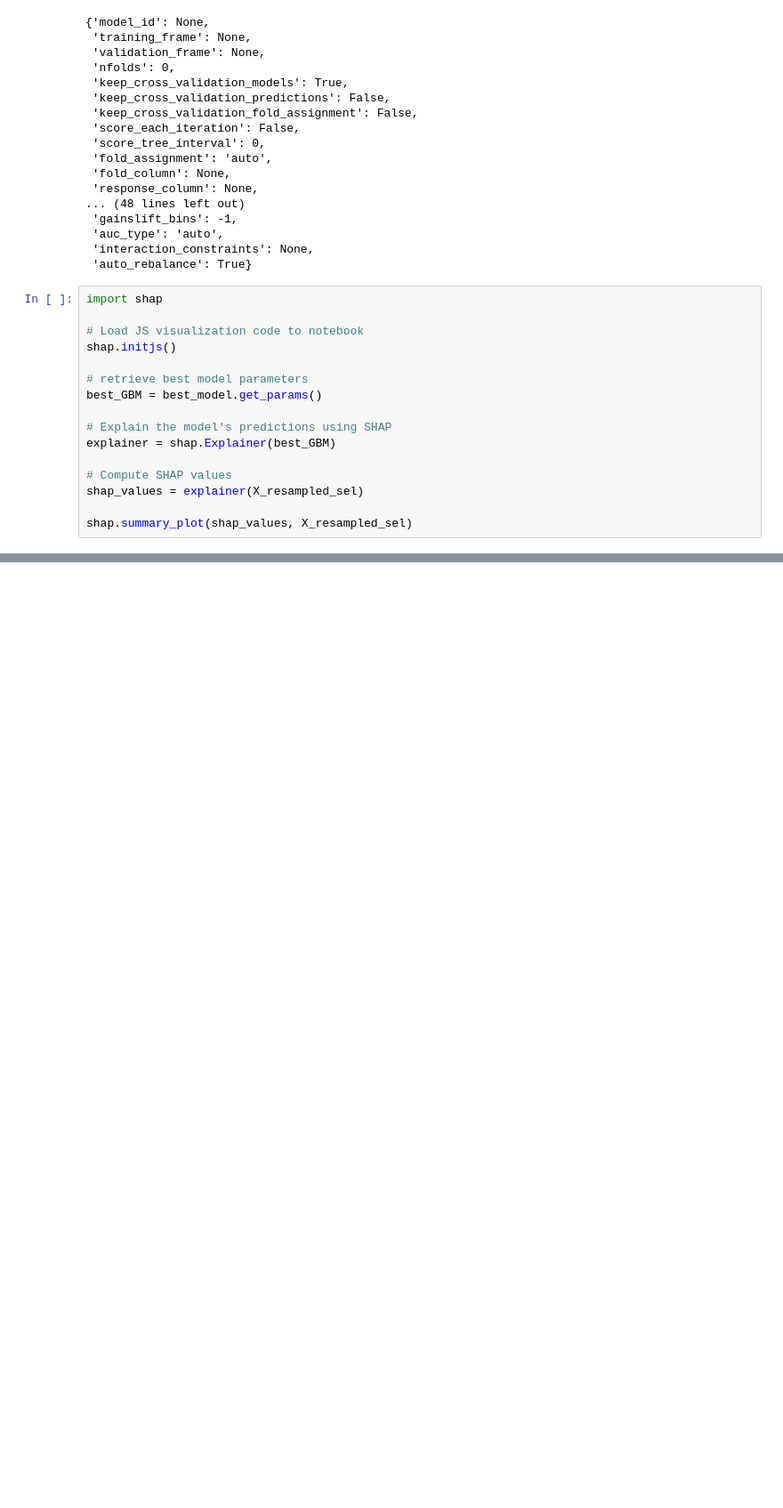
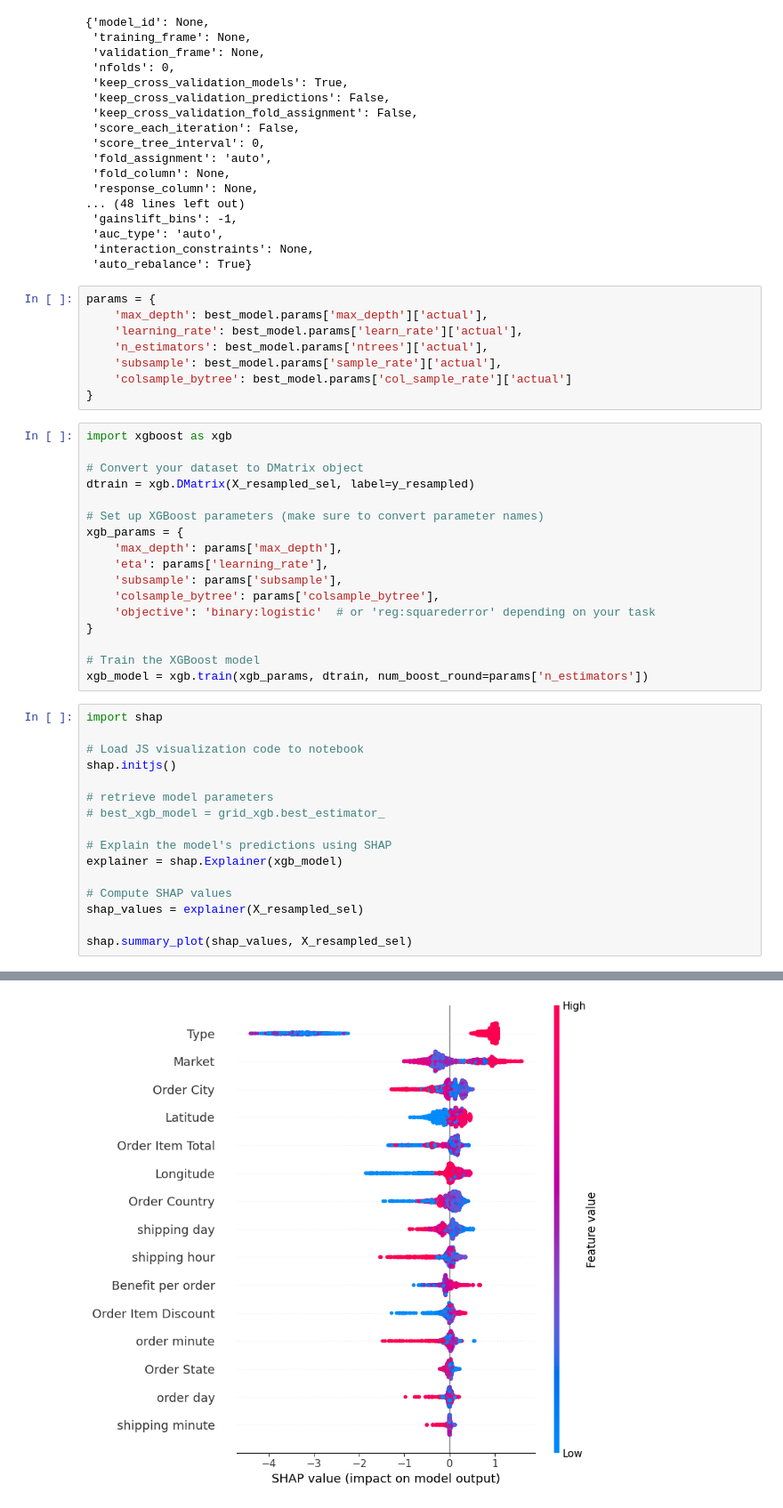
Before and after one commit to McGill-MMA-EnterpriseAnalytics/DataCo_Supply_Chain, a Jupyter notebook: models/Order_Fraud_Detection_Update.ipynb, the cells around one changed output, grey strips where cells are left out. Shown at 89% size. Saved outputs shown, nothing was run; the diff lists cells and outputs as text; blank space fills up the shorter version.

Commit message:
SHAP using best model

```diff
--- a/models/Order_Fraud_Detection_Update.ipynb
+++ b/models/Order_Fraud_Detection_Update.ipynb
@@ -415,17 +397,42 @@ best_model.get_params()
  'auc_type': 'auto',
  'interaction_constraints': None,
  'auto_rebalance': True}
+# %%
+params = {
+    'max_depth': best_model.params['max_depth']['actual'],
+    'learning_rate': best_model.params['learn_rate']['actual'],
+    'n_estimators': best_model.params['ntrees']['actual'],
+    'subsample': best_model.params['sample_rate']['actual'],
+    'colsample_bytree': best_model.params['col_sample_rate']['actual']
+}
+# %%
+import xgboost as xgb
+
+# Convert your dataset to DMatrix object
+dtrain = xgb.DMatrix(X_resampled_sel, label=y_resampled)
+
+# Set up XGBoost parameters (make sure to convert parameter names)
+xgb_params = {
+    'max_depth': params['max_depth'],
+    'eta': params['learning_rate'],
+    'subsample': params['subsample'],
+    'colsample_bytree': params['colsample_bytree'],
+    'objective': 'binary:logistic'  # or 'reg:squarederror' depending on your task
+}
+
+# Train the XGBoost model
+xgb_model = xgb.train(xgb_params, dtrain, num_boost_round=params['n_estimators'])
 # %%
 import shap
 
 # Load JS visualization code to notebook
 shap.initjs()
 
-# retrieve best model parameters
-best_GBM = best_model.get_params()
+# retrieve model parameters
+# best_xgb_model = grid_xgb.best_estimator_
 
 # Explain the model's predictions using SHAP
-explainer = shap.Explainer(best_GBM)
+explainer = shap.Explainer(xgb_model)
 
 # Compute SHAP values
 shap_values = explainer(X_resampled_sel)
@@ -436,0 +443 @@ TypeError: The passed model is not callable and cannot be analyzed directly with
+[figure, added]
```
Also changed, not shown: parts of 15 cells of this notebook.
